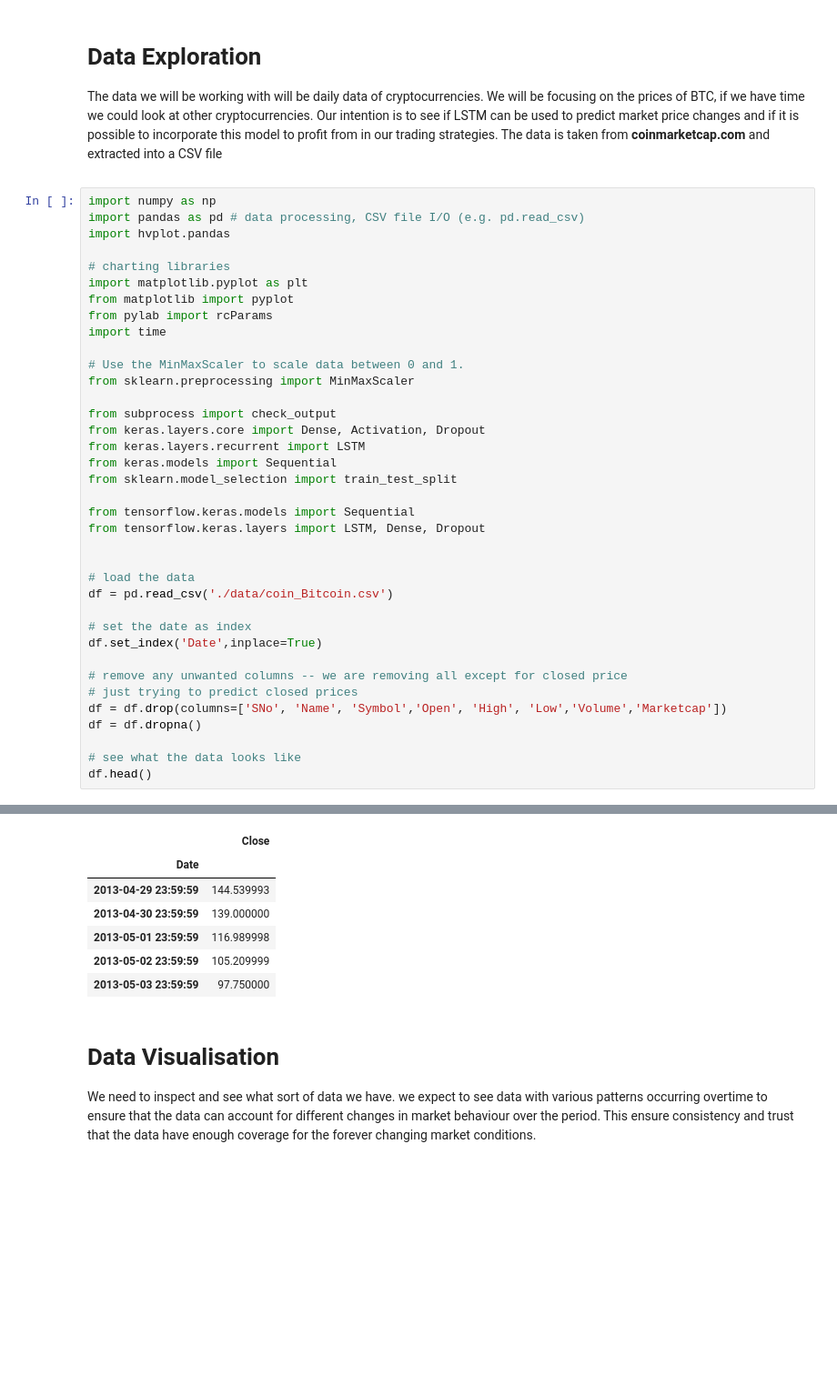
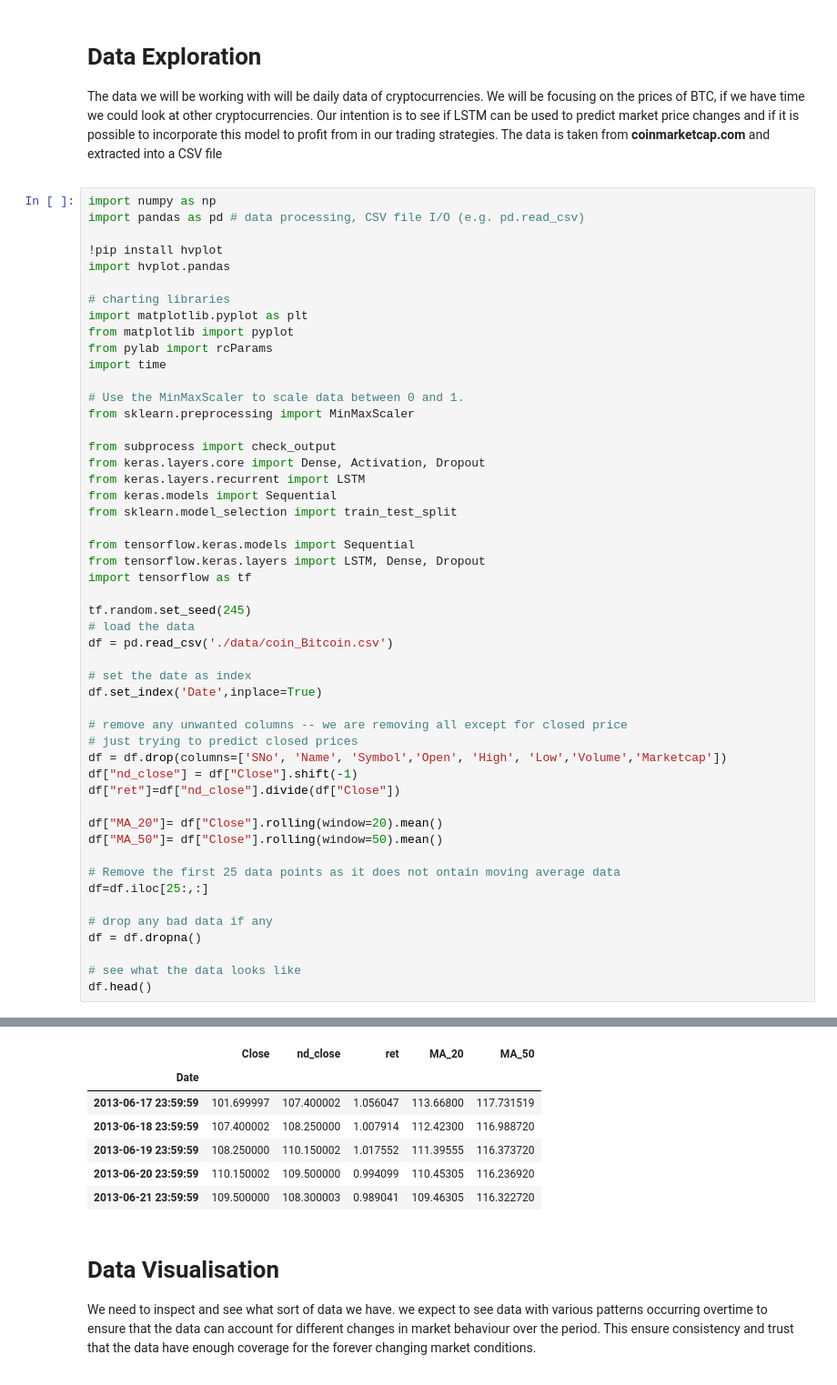
Before and after one commit to KesselRunSmuggler/Group_A_Allstarz, a Jupyter notebook: data-analysis.ipynb, the cells around one changed output, grey strips where cells are left out. Shown at 91% size. Saved outputs shown, nothing was run; the diff lists cells and outputs as text; blank space fills up the shorter version.

```diff
--- a/data-analysis.ipynb
+++ b/data-analysis.ipynb
@@ -45,6 +45,8 @@ possible to incorporate this model to profit from in our trading strategies. The
 # %%
 import numpy as np
 import pandas as pd # data processing, CSV file I/O (e.g. pd.read_csv)
+
+!pip install hvplot
 import hvplot.pandas
 
 # charting libraries
@@ -64,8 +66,9 @@ from sklearn.model_selection import train_test_split
 
 from tensorflow.keras.models import Sequential
 from tensorflow.keras.layers import LSTM, Dense, Dropout
+import tensorflow as tf
 
-
+tf.random.set_seed(245)
 # load the data
 df = pd.read_csv('./data/coin_Bitcoin.csv')
 
@@ -75,6 +78,16 @@ df.set_index('Date',inplace=True)
 # remove any unwanted columns -- we are removing all except for closed price
 # just trying to predict closed prices
 df = df.drop(columns=['SNo', 'Name', 'Symbol','Open', 'High', 'Low','Volume','Marketcap'])
+df["nd_close"] = df["Close"].shift(-1)
+df["ret"]=df["nd_close"].divide(df["Close"])
+
+df["MA_20"]= df["Close"].rolling(window=20).mean()
+df["MA_50"]= df["Close"].rolling(window=50).mean()
+
+# Remove the first 25 data points as it does not ontain moving average data
+df=df.iloc[25:,:]
+
+# drop any bad data if any
 df = df.dropna()
 
 # see what the data looks like
@@ -83,12 +113,12 @@ df.head()
 [interactive output not drawn]
 [interactive output not drawn]
-|  | Close |
-| Date |  |
-| 2013-04-29 23:59:59 | 144.539993 |
-| 2013-04-30 23:59:59 | 139.000000 |
-| 2013-05-01 23:59:59 | 116.989998 |
-| 2013-05-02 23:59:59 | 105.209999 |
-| 2013-05-03 23:59:59 | 97.750000 |
+|  | Close | nd_close | ret | MA_20 | MA_50 |
+| Date |  |  |  |  |  |
+| 2013-06-17 23:59:59 | 101.699997 | 107.400002 | 1.056047 | 113.66800 | 117.731519 |
+| 2013-06-18 23:59:59 | 107.400002 | 108.250000 | 1.007914 | 112.42300 | 116.988720 |
+| 2013-06-19 23:59:59 | 108.250000 | 110.150002 | 1.017552 | 111.39555 | 116.373720 |
+| 2013-06-20 23:59:59 | 110.150002 | 109.500000 | 0.994099 | 110.45305 | 116.236920 |
+| 2013-06-21 23:59:59 | 109.500000 | 108.300003 | 0.989041 | 109.46305 | 116.322720 |
 # %% [markdown]
 # Data Visualisation
 
```
Also changed, not shown: parts of 14 cells of this notebook.
